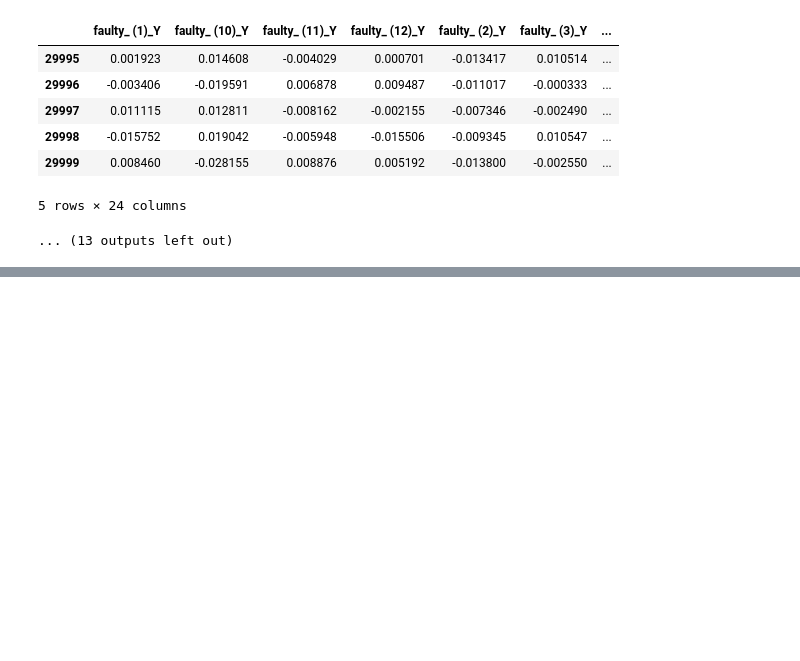
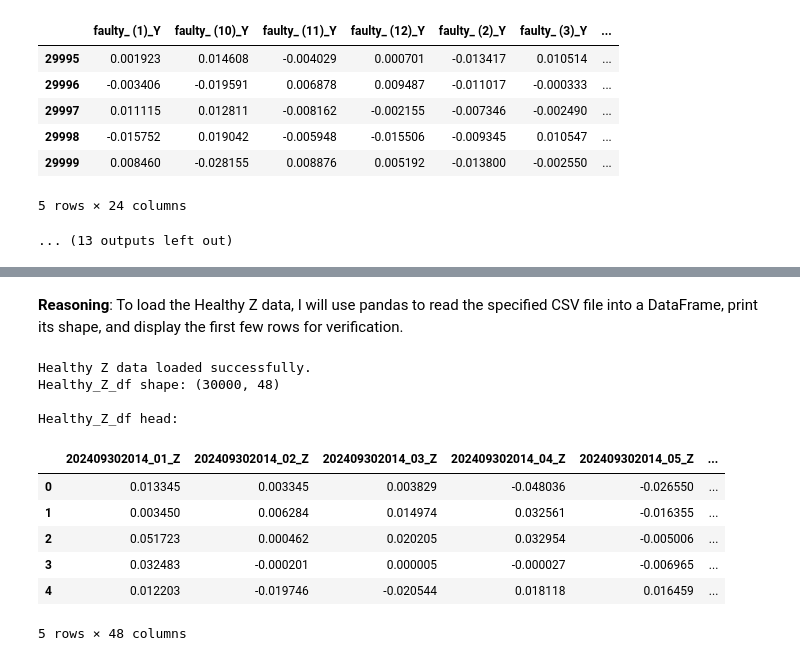
Before and after one commit to sula316/ML_MY_Project_FCUT, a Jupyter notebook: ML_MY_Project_FCUT.ipynb, the cells around one changed output, grey strips where cells are left out. Saved outputs shown, nothing was run; the diff lists cells and outputs as text; code cells hidden in the pictures; blank space fills up the shorter version.

```diff
--- a/ML_MY_Project_FCUT.ipynb
+++ b/ML_MY_Project_FCUT.ipynb
@@ -967,0 +1312,30 @@ The verification process successfully confirmed that:
+# %% [markdown]
+**Reasoning**:
+To load the Healthy Z data, I will use pandas to read the specified CSV file into a DataFrame, print its shape, and display the first few rows for verification.
+# %%
+import pandas as pd
+
+# Define the file path for Healthy Z data
+healthy_Z_path = '/content/drive/MyDrive/ML_MY_Project_FCUT/data/Clean_Data/Healthy_Merge_Clean_Table_Z.csv'
+
+# Load Healthy Z data into DataFrame
+Healthy_Z_df = pd.read_csv(healthy_Z_path)
+
+print("Healthy Z data loaded successfully.")
+print(f"Healthy_Z_df shape: {Healthy_Z_df.shape}")
+
+# Display head of the DataFrame for verification
+print("\nHealthy_Z_df head:")
+display(Healthy_Z_df.head())
+# %% [output]
+Healthy Z data loaded successfully.
+Healthy_Z_df shape: (30000, 48)
+
+Healthy_Z_df head:
+|  | 202409302014_01_Z | 202409302014_02_Z | 202409302014_03_Z | 202409302014_04_Z | 202409302014_05_Z | ... |
+| 0 | 0.013345 | 0.003345 | 0.003829 | -0.048036 | -0.026550 | ... |
+| 1 | 0.003450 | 0.006284 | 0.014974 | 0.032561 | -0.016355 | ... |
+| 2 | 0.051723 | 0.000462 | 0.020205 | 0.032954 | -0.005006 | ... |
+| 3 | 0.032483 | -0.000201 | 0.000005 | -0.000027 | -0.006965 | ... |
+| 4 | 0.012203 | -0.019746 | -0.020544 | 0.018118 | 0.016459 | ... |
+5 rows × 48 columns
```
Also changed, not shown: parts of 53 cells of this notebook.
